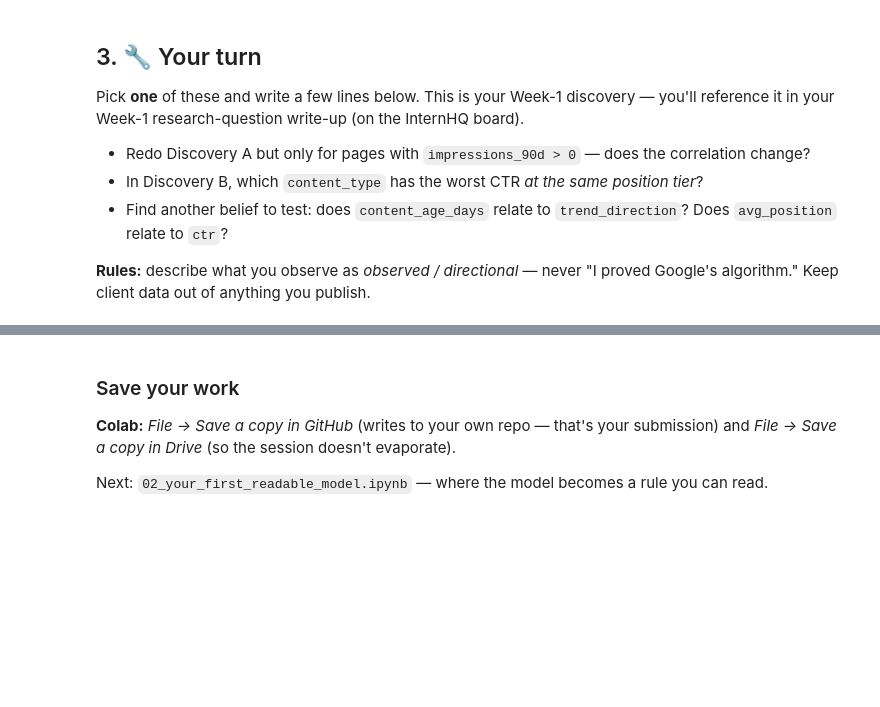
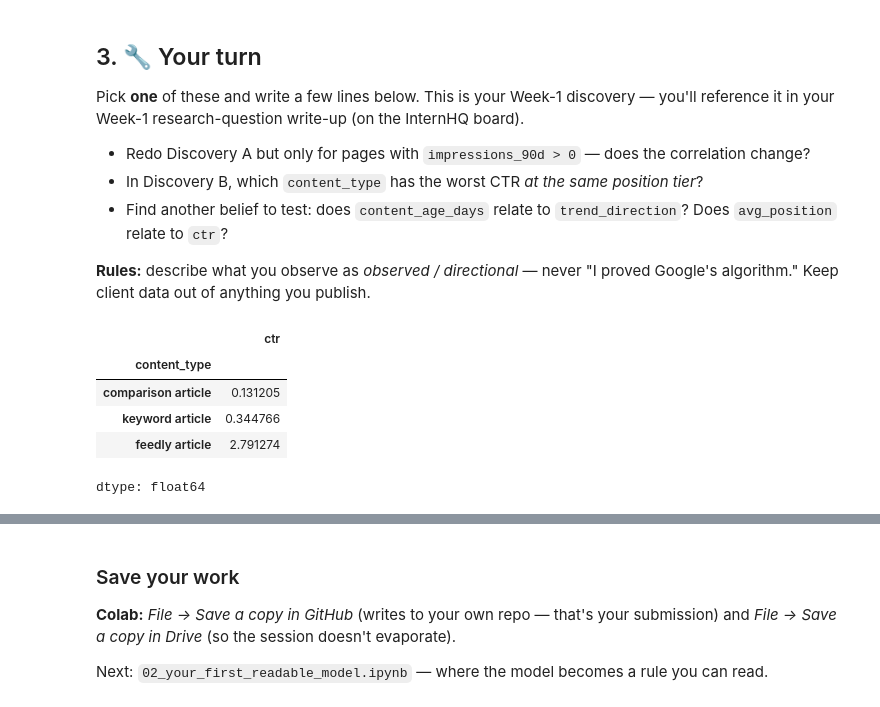
Before and after one commit to GazalaNK/flyrank-ml-internship, a Jupyter notebook: notebooks/01_first_look_and_discovery.ipynb, the cells around one changed output, grey strips where cells are left out. Drawn from its saved outputs; the diff is of its cells as text; code cells hidden in the pictures; blank space fills up the shorter version.

```diff
--- a/notebooks/01_first_look_and_discovery.ipynb
+++ b/notebooks/01_first_look_and_discovery.ipynb
@@ -99,3 +155,12 @@ Pick **one** of these and write a few lines below. This is your Week-1 discovery
 **Rules:** describe what you observe as *observed / directional* — never "I proved Google's algorithm." Keep client data out of anything you publish.
 # %%
 # Your discovery here
+# %%
+df.groupby("content_type")["ctr"].mean().sort_values()
+# %% [output]
+|  | ctr |
+| content_type |  |
+| comparison article | 0.131205 |
+| keyword article | 0.344766 |
+| feedly article | 2.791274 |
+dtype: float64
```
Also changed, not shown: parts of 9 cells of this notebook.
